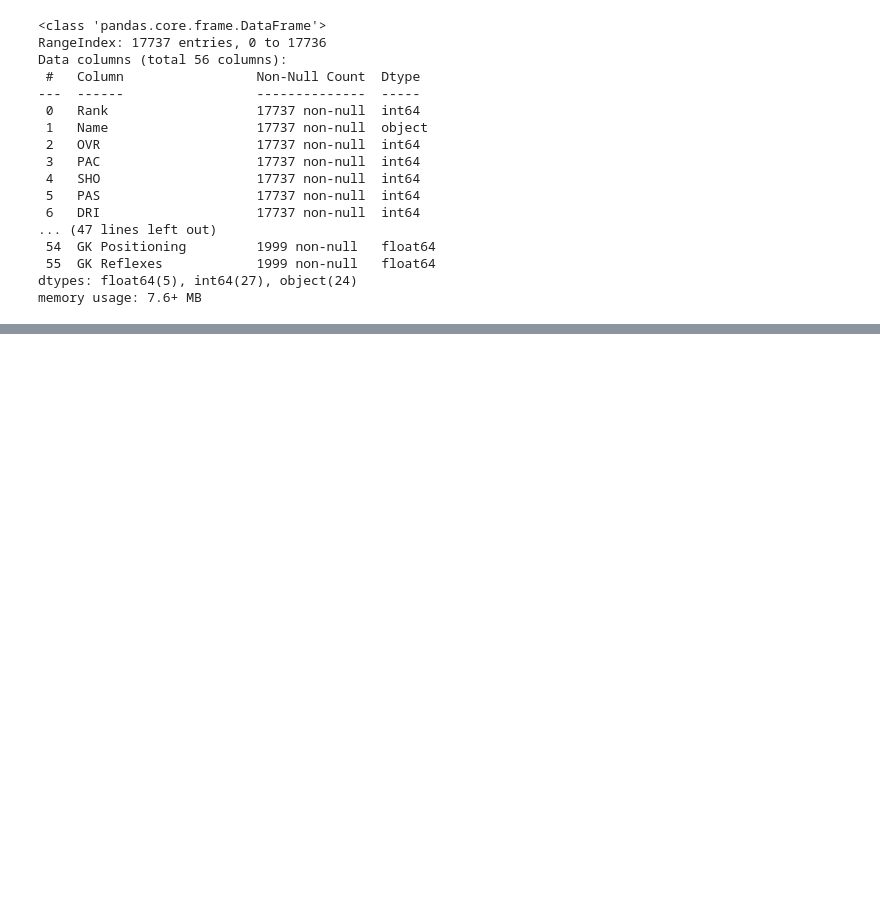
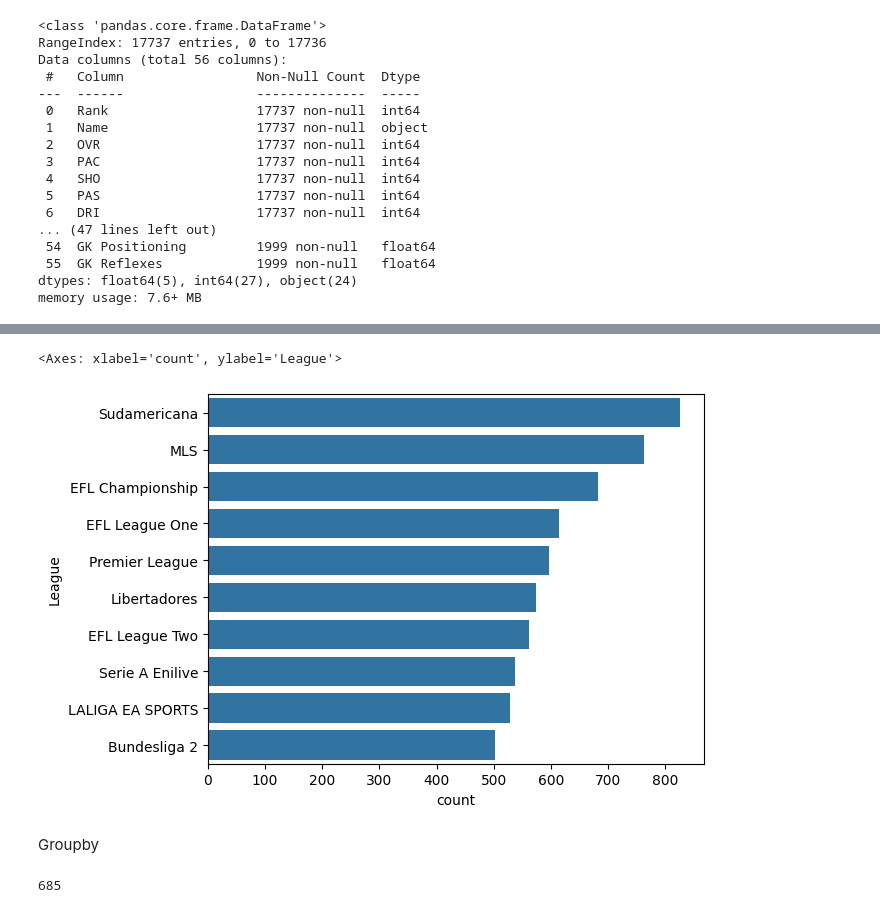
Before and after one commit to Szafranerio/Data-Science-Projects, a Jupyter notebook: FC2025_Player_Analysis.ipynb, the cells around one changed output, grey strips where cells are left out. Cells and saved outputs as stored; diff of their text form; code cells hidden in the pictures; blank space fills up the shorter version.

```diff
--- a/FC2025_Player_Analysis.ipynb
+++ b/FC2025_Player_Analysis.ipynb
@@ -114,3 +114,7 @@ Data columns (total 56 columns):
  55  GK Reflexes            1999 non-null   float64
 dtypes: float64(5), int64(27), object(24)
 memory usage: 7.6+ MB
+# %%
+top10 = all_data.League.value_counts()[:10]
+top10 = pd.DataFrame(top10)
+top10
@@ -116,0 +134,12 @@ memory usage: 7.6+ MB
+# %%
+sns.barplot(top10, x ='count', y=top10.index)
+# %% [output]
+<Axes: xlabel='count', ylabel='League'>
+[figure, added]
+# %% [markdown]
+Groupby
+# %%
+teams = all_data.groupby('Team')
+len(teams)
+# %% [output]
+685
```
Also changed, not shown: parts of 8 cells of this notebook.
